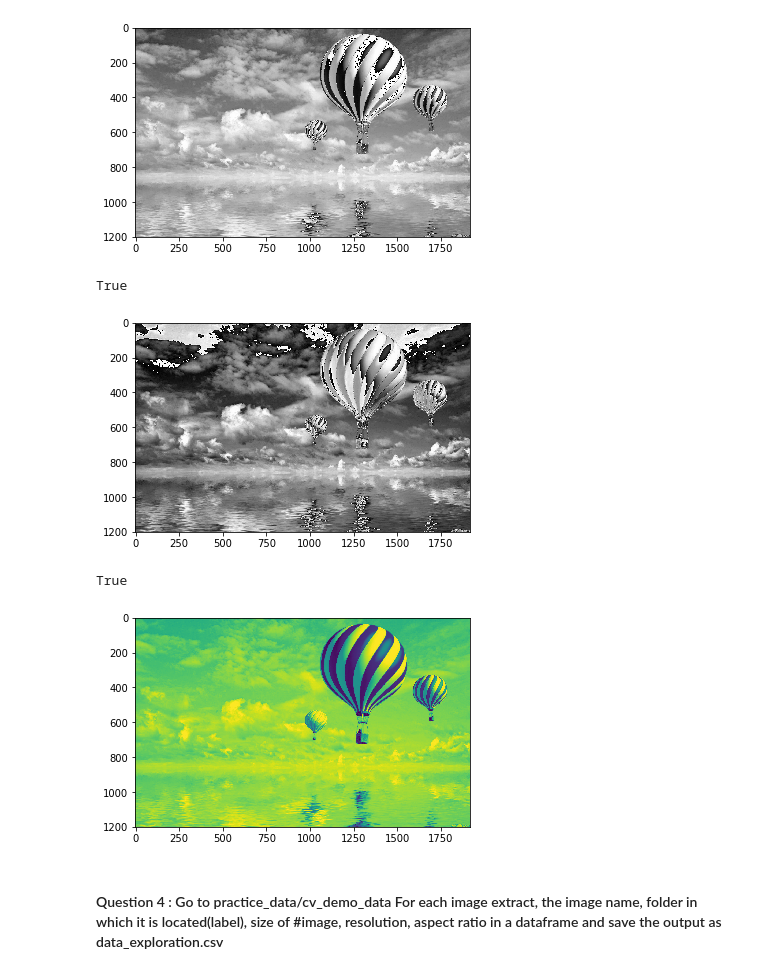
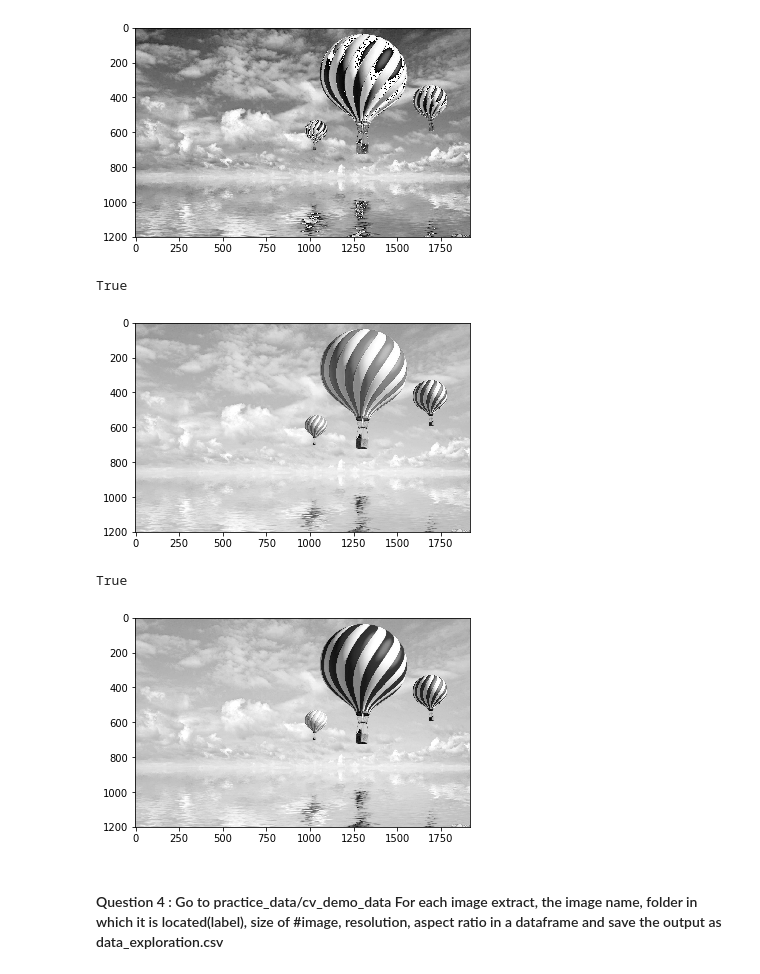
Before and after one commit to Arushi04/Computer-Vision, a Jupyter notebook: Assignment1.ipynb, the cells around one changed output. Saved outputs shown, nothing was run; the diff lists cells and outputs as text; code cells hidden in the pictures.

```diff
--- a/Assignment1.ipynb
+++ b/Assignment1.ipynb
@@ -169,23 +165,30 @@ True
 [figure]
 # %%
 #Average method:
-grey = (r+g+b)/3
+#grey = (r+g+b)/3
+#r,g,b = cv2.split(image)
+
+grey= (np.sum(image,axis=2))/3
 
 plt.imshow(grey, cmap='gray')
 cv2.imwrite('output/average_img.png', grey)
 # %% [output]
 True
-[figure, old version]
+[figure, new version]
 # %%
 #Luminosity method: grey=0.21 R + 0.72 G + 0.07 B
 
+r = image[:,:,0]
+g = image[:,:,1]
+b = image[:,:,2]
+
 grey=0.21*r + 0.72*g + 0.07*b
 
-plt.imshow(grey)
+plt.imshow(grey,cmap='gray')
 cv2.imwrite('output/luminosity_img.png', grey)
 # %% [output]
 True
-[figure, old version]
+[figure, new version]
 # %% [markdown]
 #### Question 4 : Go to practice_data/cv_demo_data For each image extract, the image name, folder in which it is located(label), size of #image, resolution, aspect ratio in a dataframe and save the output as data_exploration.csv
 # %%
```
Also changed, not shown: parts of 7 cells of this notebook.
